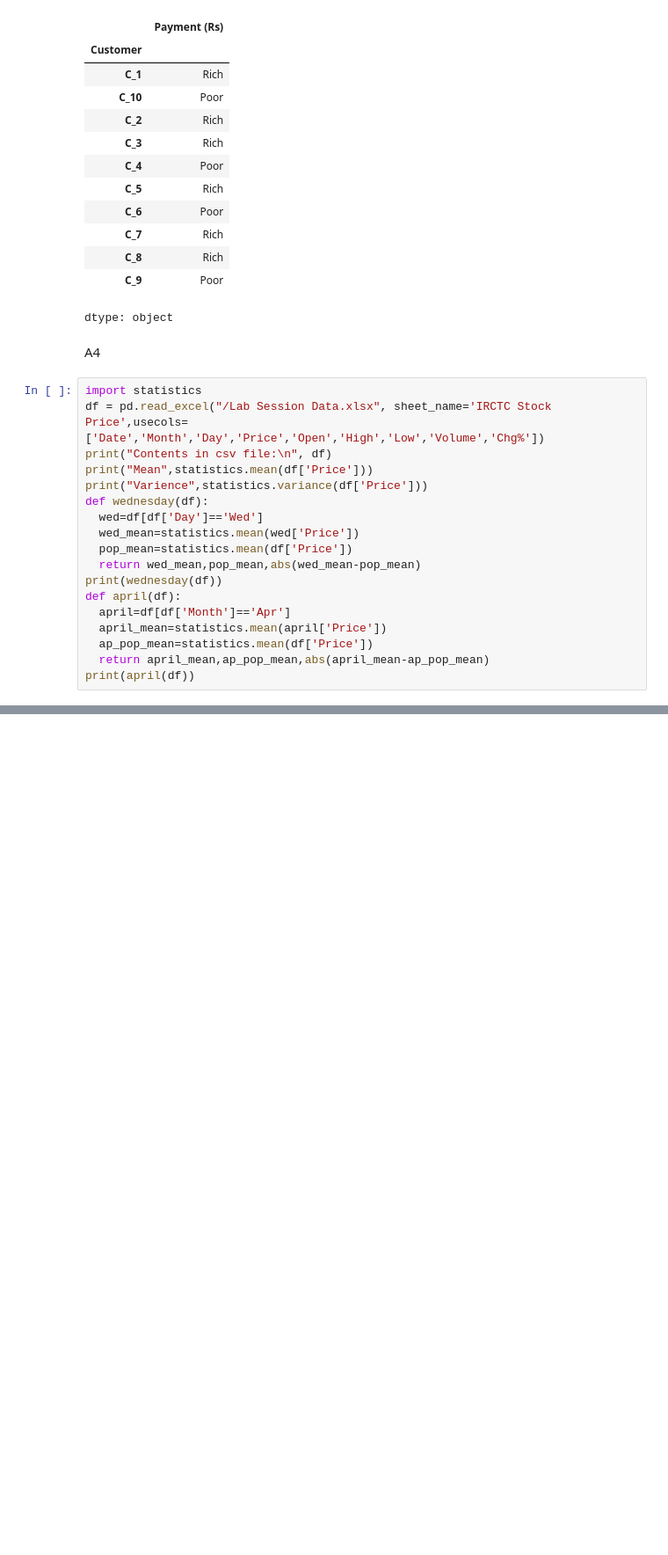
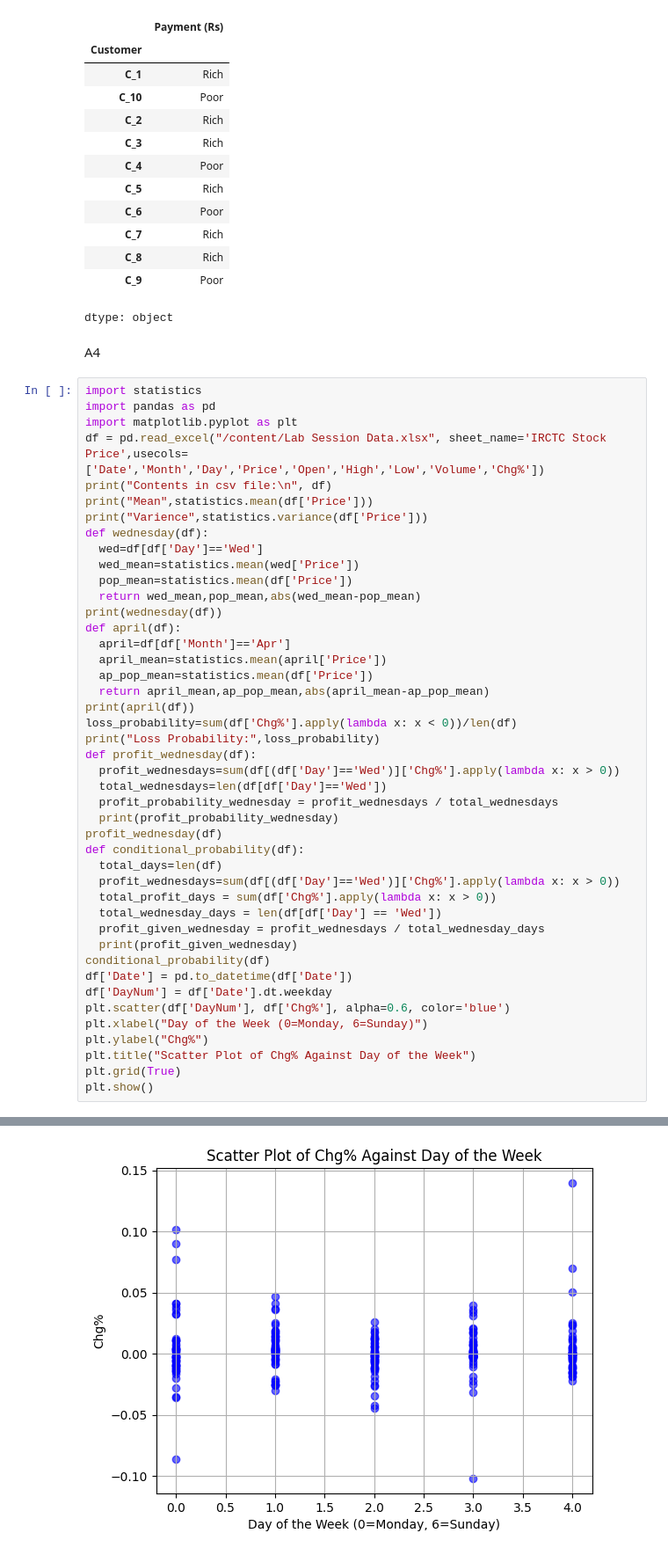
Before and after one commit to yoshitha1209/Machine-Learning, a Jupyter notebook: 23003lab2.ipynb, the cells around one changed output, grey strips where cells are left out. Shown: that part at 88% size. Drawn from its saved outputs; the diff is of its cells as text; blank space fills up the shorter version.

```diff
--- a/23003lab2.ipynb
+++ b/23003lab2.ipynb
@@ -57,7 +57,9 @@ dtype: object
 A4
 # %%
 import statistics
-df = pd.read_excel("/Lab Session Data.xlsx", sheet_name='IRCTC Stock Price',usecols=['Date','Month','Day','Price','Open','High','Low','Volume','Chg%'])
+import pandas as pd
+import matplotlib.pyplot as plt
+df = pd.read_excel("/content/Lab Session Data.xlsx", sheet_name='IRCTC Stock Price',usecols=['Date','Month','Day','Price','Open','High','Low','Volume','Chg%'])
 print("Contents in csv file:\n", df)
 print("Mean",statistics.mean(df['Price']))
 print("Varience",statistics.variance(df['Price']))
@@ -73,6 +75,30 @@ def april(df):
   ap_pop_mean=statistics.mean(df['Price'])
   return april_mean,ap_pop_mean,abs(april_mean-ap_pop_mean)
 print(april(df))
+loss_probability=sum(df['Chg%'].apply(lambda x: x < 0))/len(df)
+print("Loss Probability:",loss_probability)
+def profit_wednesday(df):
+  profit_wednesdays=sum(df[(df['Day']=='Wed')]['Chg%'].apply(lambda x: x > 0))
+  total_wednesdays=len(df[df['Day']=='Wed'])
+  profit_probability_wednesday = profit_wednesdays / total_wednesdays
+  print(profit_probability_wednesday)
+profit_wednesday(df)
+def conditional_probability(df):
+  total_days=len(df)
+  profit_wednesdays=sum(df[(df['Day']=='Wed')]['Chg%'].apply(lambda x: x > 0))
+  total_profit_days = sum(df['Chg%'].apply(lambda x: x > 0))
+  total_wednesday_days = len(df[df['Day'] == 'Wed'])
+  profit_given_wednesday = profit_wednesdays / total_wednesday_days
+  print(profit_given_wednesday)
+conditional_probability(df)
+df['Date'] = pd.to_datetime(df['Date'])
+df['DayNum'] = df['Date'].dt.weekday
+plt.scatter(df['DayNum'], df['Chg%'], alpha=0.6, color='blue')
+plt.xlabel("Day of the Week (0=Monday, 6=Sunday)")
+plt.ylabel("Chg%")
+plt.title("Scatter Plot of Chg% Against Day of the Week")
+plt.grid(True)
+plt.show()
 # %% [output]
 Contents in csv file:
               Date Month  Day    Price     Open     High      Low   Volume  \
@@ -93,0 +120 @@ Varience 58732.365352539186
+[figure, added]
```
Also changed, not shown: parts of 8 cells of this notebook.
